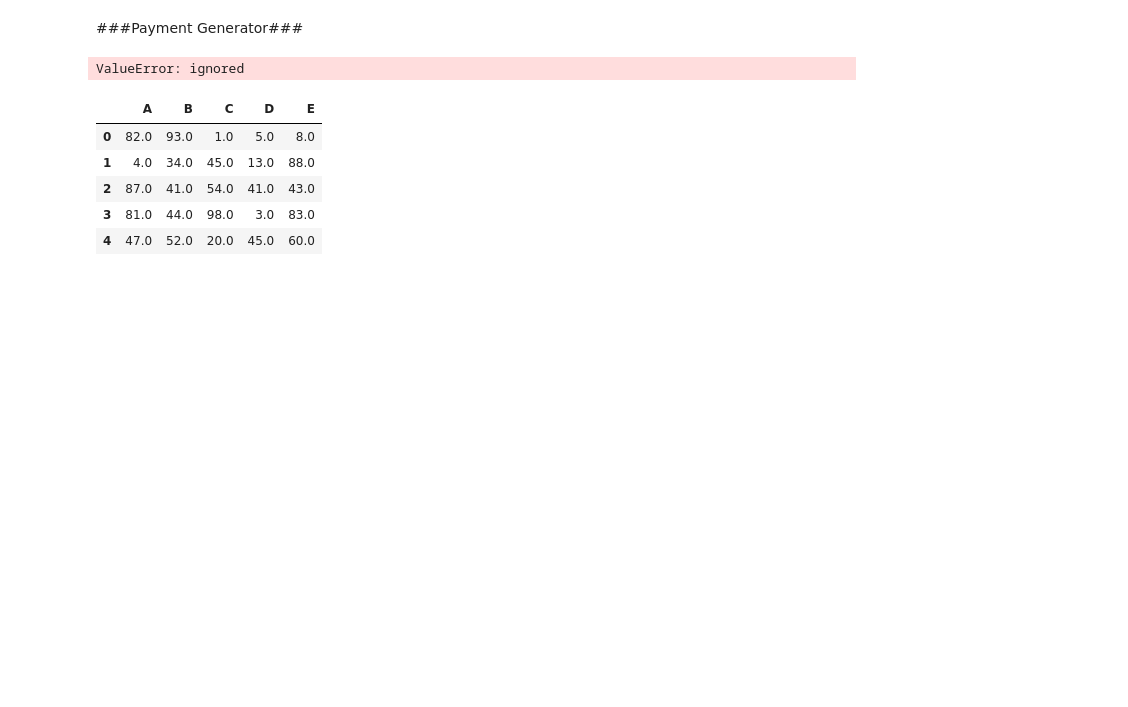
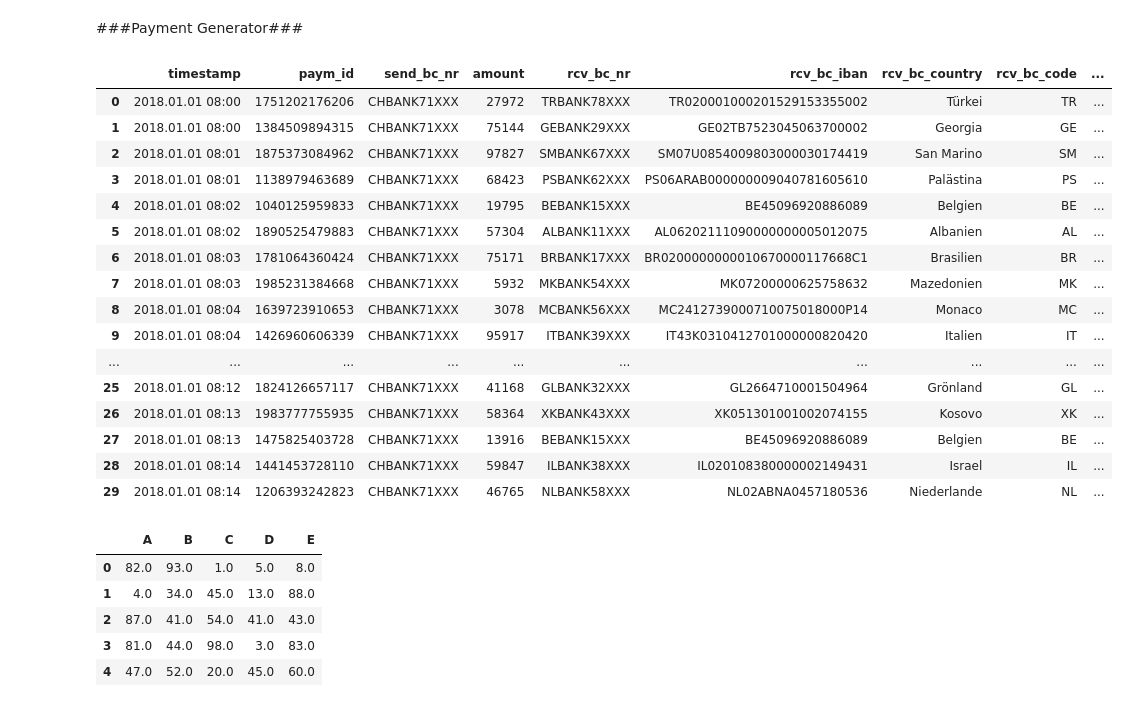
Before and after one commit to sipfli/cas_datenanalyse, a Jupyter notebook: Semesterarbeit/CAS_DA_SA_Payment_Fraud_Detection.ipynb, the cells around one changed output. Drawn from its saved outputs; the diff is of its cells as text; code cells hidden in the pictures; blank space fills up the shorter version.

```diff
--- a/Semesterarbeit/CAS_DA_SA_Payment_Fraud_Detection.ipynb
+++ b/Semesterarbeit/CAS_DA_SA_Payment_Fraud_Detection.ipynb
@@ -142,37 +142,58 @@ cd_kontonr = cust_data.loc[cust_data['vertrag_nr'] == cd_contract,['konto_nr']]
                                                                 #'sprachregion','auth_device']]
 
 
 
 
 
 # Erstellung der Zahlungs-Basisinformationen
 
 #start_date = datetime(2018,1,1,8,0,0)
 trx_data = pd.DataFrame(columns=['timestamp','paym_id','send_bc_nr','amount',
                                  'rcv_bc_nr','rcv_bc_iban','rcv_bc_country','rcv_bc_code',
-                                 'valuta_date','cust_vertrag_nr','cust_konto_nr','cust_vname','cust_nname'])
+                                 'valuta_date','cust_vertrag_nr','cust_konto_nr',
+                                 'cust_vname','cust_nname','cust_plz','cust_ort',
+                                'cust_kanton','cust_sprachregion','cust_auth_device'])
 
 for i in range(30):
     trx_data.loc[i,['timestamp']] = timestamps = pd.Timestamp(datetime(2018,1,1,8,0,0)+timedelta(seconds=30*i)).strftime("%Y.%m.%d %H:%M")
     trx_data.loc[i,['paym_id']] =  np.int64(np.random.randint(1000000000000,2000000000000,1))
     trx_data.loc[i,['send_bc_nr']] =  'CHBANK71XXX'
     trx_data.loc[i,['amount']] = np.int64(np.random.randint(100,100000,1)).astype(str)
     trx_data.loc[i,['rcv_bc_nr']] = bc_bank = np.random.choice(np.ravel(iban_cc['Bank']).astype(str))
     trx_data.loc[i,['rcv_bc_iban']] = np.ravel(iban_cc.loc[iban_cc['Bank'] == bc_bank,['IBAN']])
     trx_data.loc[i,['rcv_bc_country']] = np.ravel(iban_cc.loc[iban_cc['Bank'] == bc_bank,['Country']])
     trx_data.loc[i,['rcv_bc_code']] = np.ravel(iban_cc.loc[iban_cc['Bank'] == bc_bank,['Code']])
     timestamps = datetime.strptime(timestamps,"%Y.%m.%d %H:%M")
     trx_data.loc[i,['valuta_date']] = valuta = timestamps + timedelta(hours=12*i)
     trx_data.loc[i,['cust_vertrag_nr']] = cd_contract = np.random.choice(np.ravel(cust_data['vertrag_nr']))
     trx_data.loc[i,['cust_konto_nr']] = np.ravel(cust_data.loc[cust_data['vertrag_nr'] == cd_contract,['konto_nr']])
     trx_data.loc[i,['cust_vname']] = np.ravel(cust_data.loc[cust_data['vertrag_nr'] == cd_contract,['vorname']])
     trx_data.loc[i,['cust_nname']] = np.ravel(cust_data.loc[cust_data['vertrag_nr'] == cd_contract,['nachname']])
-
-
+    trx_data.loc[i,['cust_plz']] = np.ravel(cust_data.loc[cust_data['vertrag_nr'] == cd_contract,['plz']])
+    trx_data.loc[i,['cust_ort']] = np.ravel(cust_data.loc[cust_data['vertrag_nr'] == cd_contract,['ort']])
+    trx_data.loc[i,['cust_kanton']] = np.ravel(cust_data.loc[cust_data['vertrag_nr'] == cd_contract,['kanton']])
+    trx_data.loc[i,['cust_sprachregion']] = np.ravel(cust_data.loc[cust_data['vertrag_nr'] == cd_contract,['sprachregion']])
+    trx_data.loc[i,['cust_auth_device']] = np.ravel(cust_data.loc[cust_data['vertrag_nr'] == cd_contract,['auth_device']])
 
 trx_data.head(30)
 # %% [output]
-ValueError: ignored
+|  | timestamp | paym_id | send_bc_nr | amount | rcv_bc_nr | rcv_bc_iban | rcv_bc_country | rcv_bc_code | ... |
+| 0 | 2018.01.01 08:00 | 1751202176206 | CHBANK71XXX | 27972 | TRBANK78XXX | TR020001000201529153355002 | Türkei | TR | ... |
+| 1 | 2018.01.01 08:00 | 1384509894315 | CHBANK71XXX | 75144 | GEBANK29XXX | GE02TB7523045063700002 | Georgia | GE | ... |
+| 2 | 2018.01.01 08:01 | 1875373084962 | CHBANK71XXX | 97827 | SMBANK67XXX | SM07U0854009803000030174419 | San Marino | SM | ... |
+| 3 | 2018.01.01 08:01 | 1138979463689 | CHBANK71XXX | 68423 | PSBANK62XXX | PS06ARAB000000009040781605610 | Palästina | PS | ... |
+| 4 | 2018.01.01 08:02 | 1040125959833 | CHBANK71XXX | 19795 | BEBANK15XXX | BE45096920886089 | Belgien | BE | ... |
+| 5 | 2018.01.01 08:02 | 1890525479883 | CHBANK71XXX | 57304 | ALBANK11XXX | AL06202111090000000005012075 | Albanien | AL | ... |
+| 6 | 2018.01.01 08:03 | 1781064360424 | CHBANK71XXX | 75171 | BRBANK17XXX | BR0200000000010670000117668C1 | Brasilien | BR | ... |
+| 7 | 2018.01.01 08:03 | 1985231384668 | CHBANK71XXX | 5932 | MKBANK54XXX | MK07200000625758632 | Mazedonien | MK | ... |
+| 8 | 2018.01.01 08:04 | 1639723910653 | CHBANK71XXX | 3078 | MCBANK56XXX | MC2412739000710075018000P14 | Monaco | MC | ... |
+| 9 | 2018.01.01 08:04 | 1426960606339 | CHBANK71XXX | 95917 | ITBANK39XXX | IT43K0310412701000000820420 | Italien | IT | ... |
+| ... | ... | ... | ... | ... | ... | ... | ... | ... | ... |
+| 25 | 2018.01.01 08:12 | 1824126657117 | CHBANK71XXX | 41168 | GLBANK32XXX | GL2664710001504964 | Grönland | GL | ... |
+| 26 | 2018.01.01 08:13 | 1983777755935 | CHBANK71XXX | 58364 | XKBANK43XXX | XK051301001002074155 | Kosovo | XK | ... |
+| 27 | 2018.01.01 08:13 | 1475825403728 | CHBANK71XXX | 13916 | BEBANK15XXX | BE45096920886089 | Belgien | BE | ... |
+| 28 | 2018.01.01 08:14 | 1441453728110 | CHBANK71XXX | 59847 | ILBANK38XXX | IL020108380000002149431 | Israel | IL | ... |
+| 29 | 2018.01.01 08:14 | 1206393242823 | CHBANK71XXX | 46765 | NLBANK58XXX | NL02ABNA0457180536 | Niederlande | NL | ... |
 # %%
 
 
```
